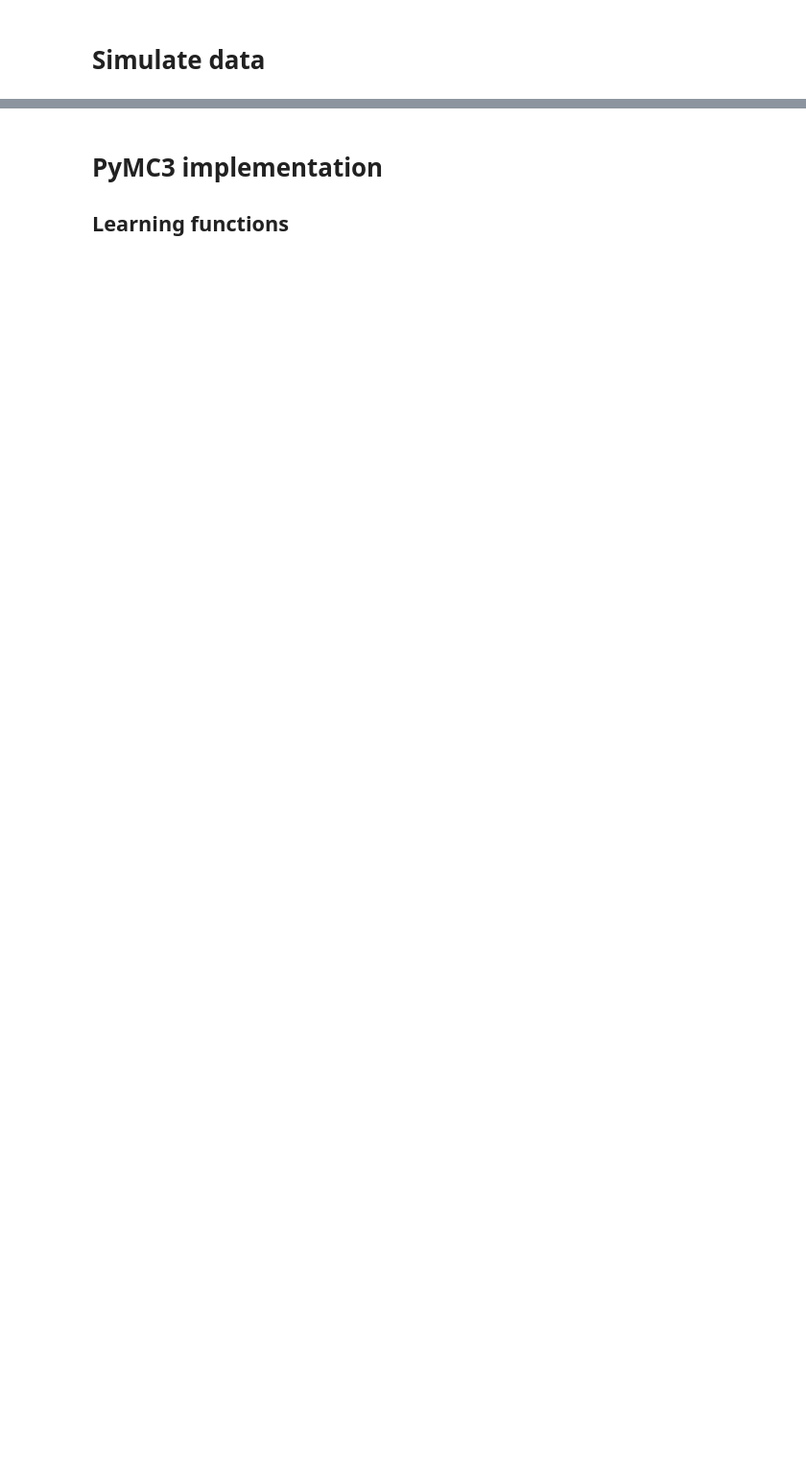
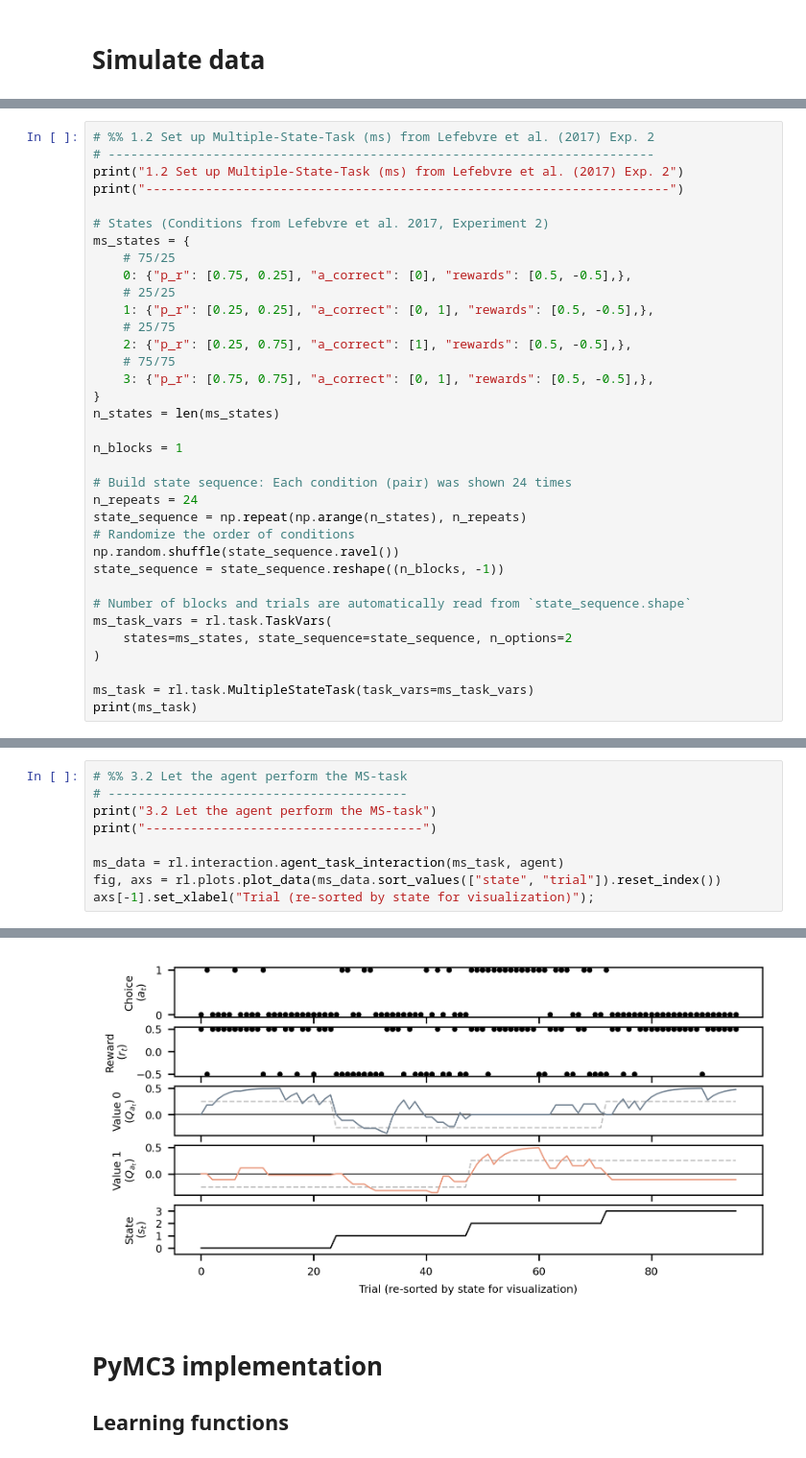
Before and after one commit to moltaire/rl, a Jupyter notebook: Bayesian_estimation.ipynb, the cells around one changed output, grey strips where cells are left out. Shown at 96% size. Drawn from its saved outputs; the diff is of its cells as text; blank space fills up the shorter version.

```diff
--- a/Bayesian_estimation.ipynb
+++ b/Bayesian_estimation.ipynb
@@ -59,0 +72,35 @@ plot_data(df);
+# %%
+# %% 1.2 Set up Multiple-State-Task (ms) from Lefebvre et al. (2017) Exp. 2
+# -------------------------------------------------------------------------
+print("1.2 Set up Multiple-State-Task (ms) from Lefebvre et al. (2017) Exp. 2")
+print("----------------------------------------------------------------------")
+
+# States (Conditions from Lefebvre et al. 2017, Experiment 2)
+ms_states = {
+    # 75/25
+    0: {"p_r": [0.75, 0.25], "a_correct": [0], "rewards": [0.5, -0.5],},
+    # 25/25
+    1: {"p_r": [0.25, 0.25], "a_correct": [0, 1], "rewards": [0.5, -0.5],},
+    # 25/75
+    2: {"p_r": [0.25, 0.75], "a_correct": [1], "rewards": [0.5, -0.5],},
+    # 75/75
+    3: {"p_r": [0.75, 0.75], "a_correct": [0, 1], "rewards": [0.5, -0.5],},
+}
+n_states = len(ms_states)
+
+n_blocks = 1
+
+# Build state sequence: Each condition (pair) was shown 24 times
+n_repeats = 24
+state_sequence = np.repeat(np.arange(n_states), n_repeats)
+# Randomize the order of conditions
+np.random.shuffle(state_sequence.ravel())
+state_sequence = state_sequence.reshape((n_blocks, -1))
+
+# Number of blocks and trials are automatically read from `state_sequence.shape`
+ms_task_vars = rl.task.TaskVars(
+    states=ms_states, state_sequence=state_sequence, n_options=2
+)
+
+ms_task = rl.task.MultipleStateTask(task_vars=ms_task_vars)
+print(ms_task)
@@ -59,0 +124,10 @@ plot_data(df);
+# %%
+# %% 3.2 Let the agent perform the MS-task
+# ----------------------------------------
+print("3.2 Let the agent perform the MS-task")
+print("-------------------------------------")
+
+ms_data = rl.interaction.agent_task_interaction(ms_task, agent)
+fig, axs = rl.plots.plot_data(ms_data.sort_values(["state", "trial"]).reset_index())
+axs[-1].set_xlabel("Trial (re-sorted by state for visualization)");
+# %% [output]
@@ -60,3 +136,4 @@ plot_data(df);
+[figure, added]
 # %% [markdown]
 # PyMC3 implementation
 
```
Also changed, not shown: parts of 28 cells of this notebook, 7 other files.
